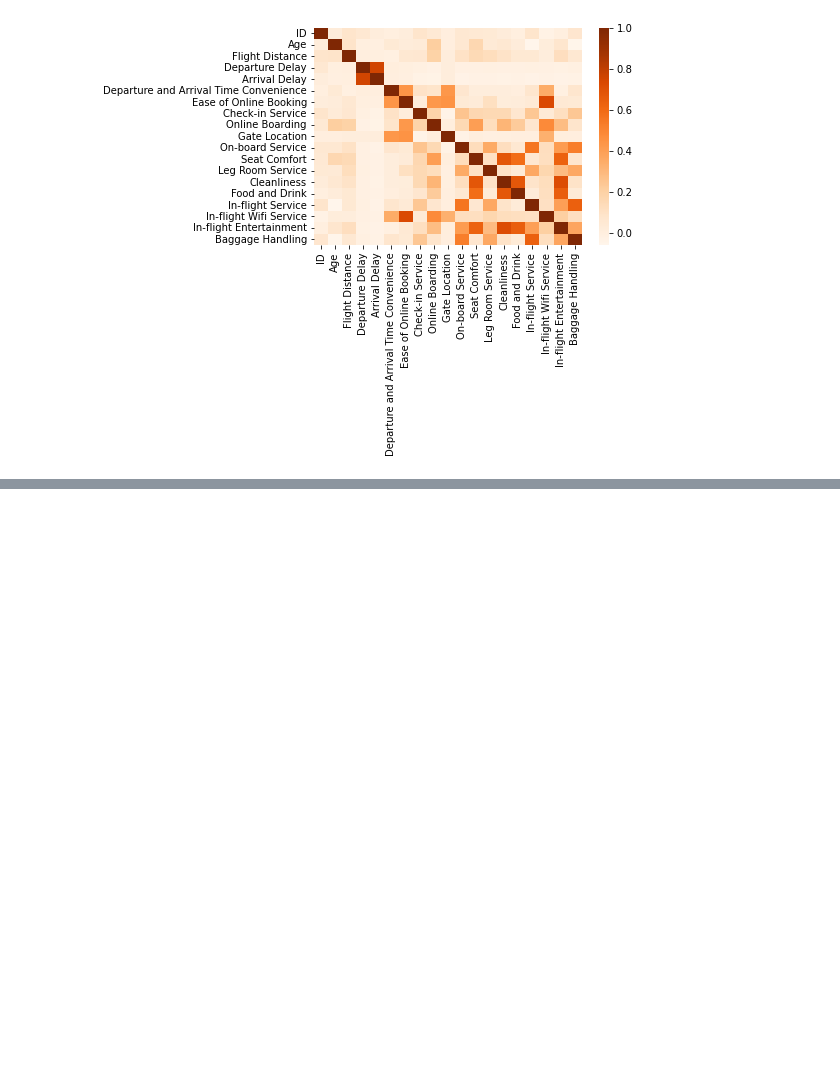
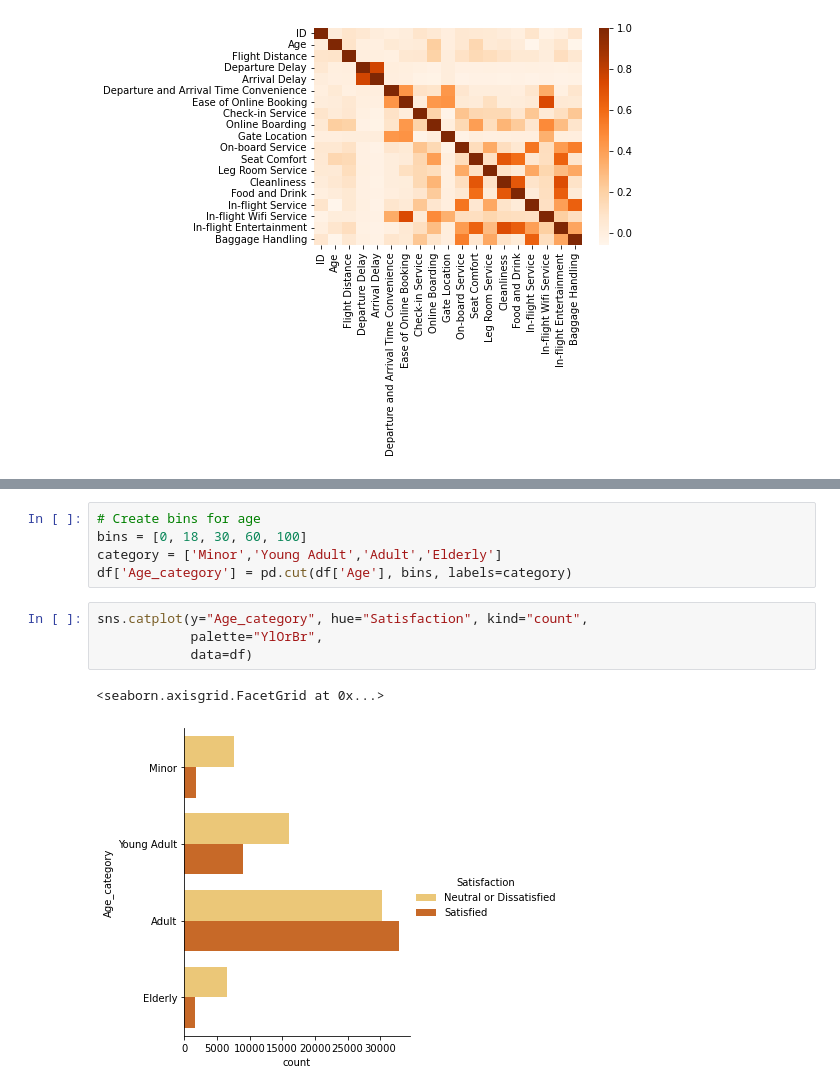
Before and after one commit to sirjanashrestha/Airlines_Passenger_Satisfaction, a Jupyter notebook: Airlines_Passenger.ipynb, the cells around one changed output, grey strips where cells are left out. Cells and saved outputs as stored; diff of their text form; blank space fills up the shorter version.

Commit message:
Adding data analysis

```diff
--- a/Airlines_Passenger.ipynb
+++ b/Airlines_Passenger.ipynb
@@ -246,0 +268,12 @@ sns.heatmap(df.corr(), cmap="Oranges")
+# %%
+# Create bins for age
+bins = [0, 18, 30, 60, 100]
+category = ['Minor','Young Adult','Adult','Elderly']
+df['Age_category'] = pd.cut(df['Age'], bins, labels=category)
+# %%
+sns.catplot(y="Age_category", hue="Satisfaction", kind="count",
+            palette="YlOrBr",
+            data=df)
+# %% [output]
+<seaborn.axisgrid.FacetGrid at 0x...>
+[figure, added]
```
Also changed, not shown: parts of 21 cells of this notebook.
